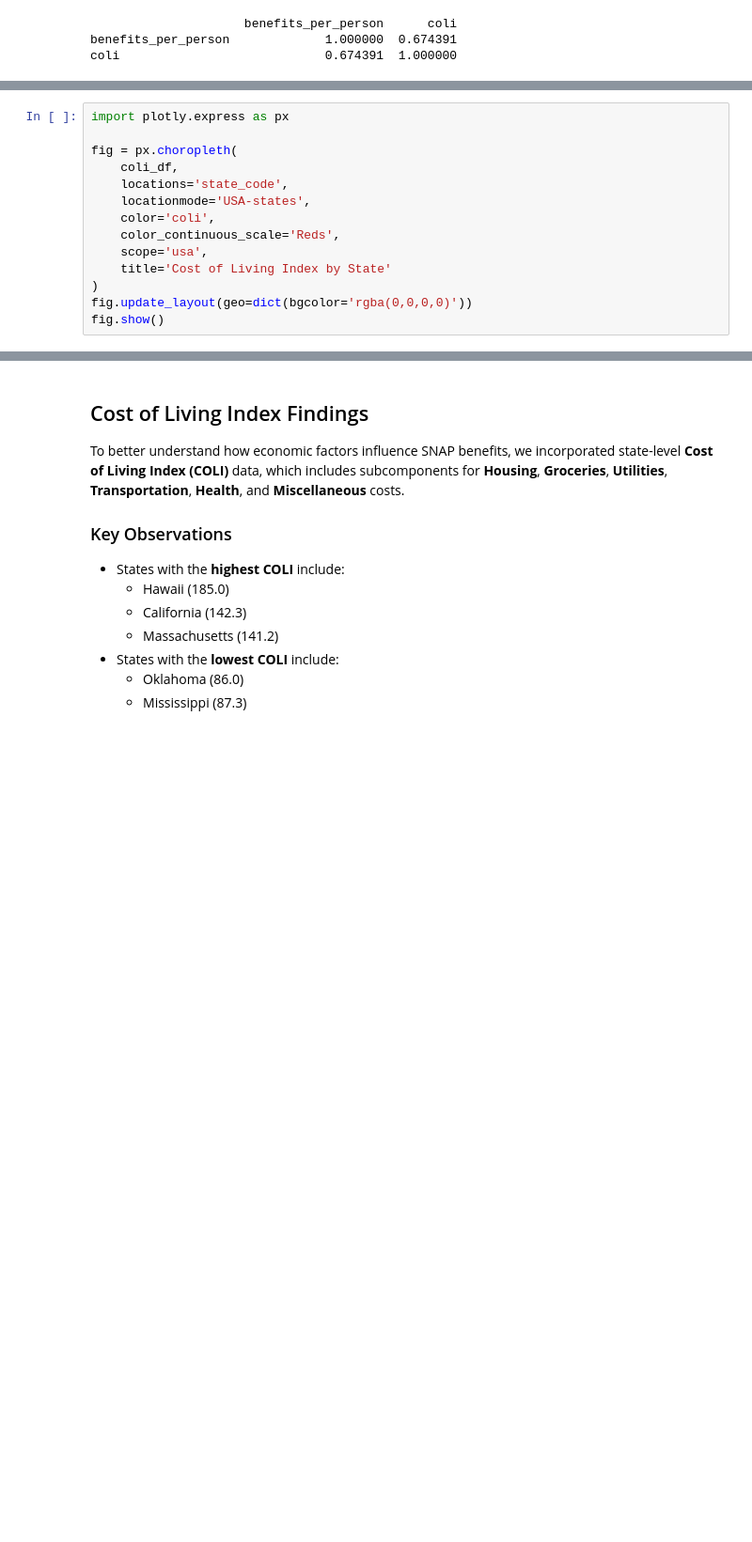
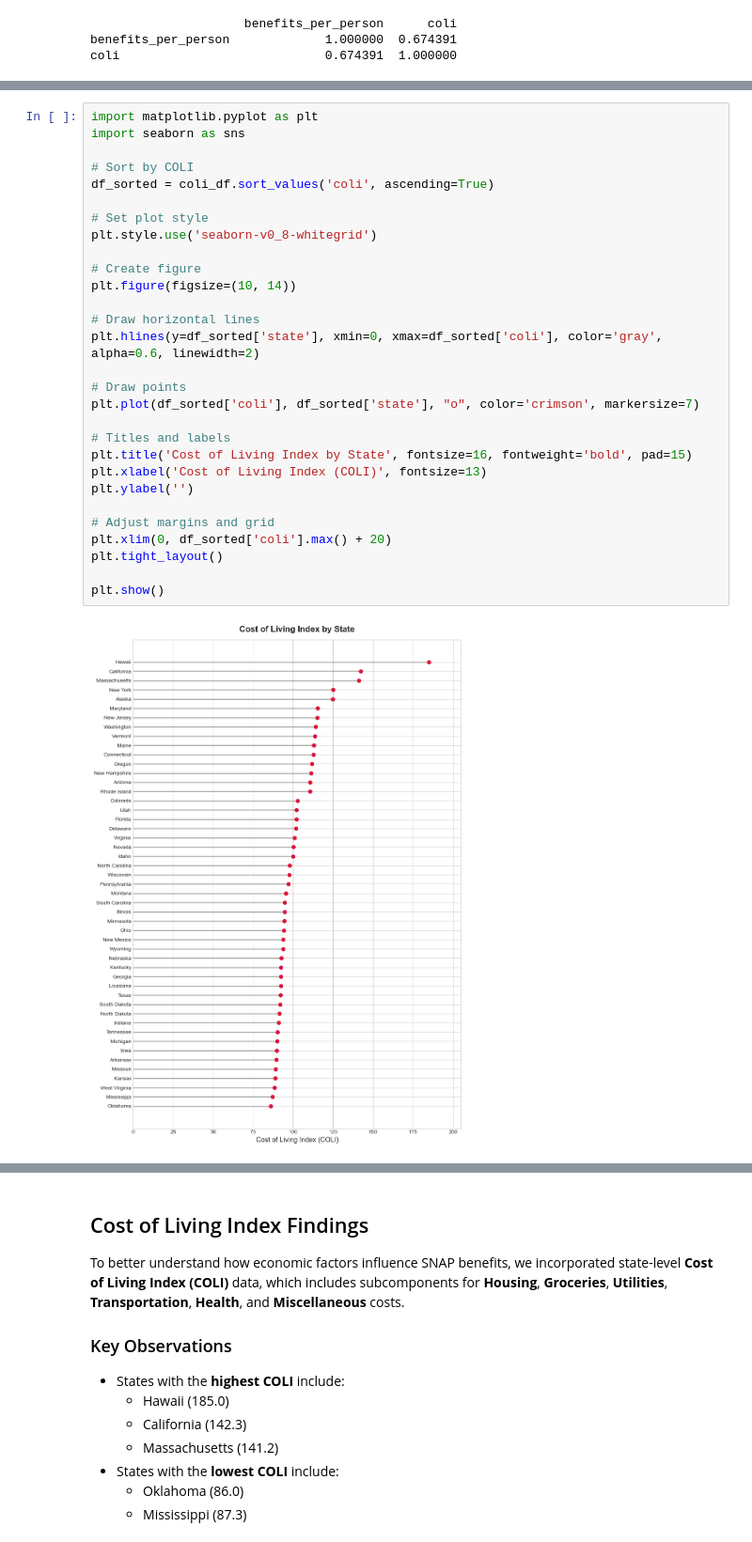
Before and after one commit to arnavjain321-prog/DS_6021_Final_Project, a Jupyter notebook: benefits_per_state_data.ipynb, the cells around one changed output, grey strips where cells are left out. Shown at 94% size. Drawn from its saved outputs; the diff is of its cells as text; blank space fills up the shorter version.

```diff
--- a/benefits_per_state_data.ipynb
+++ b/benefits_per_state_data.ipynb
@@ -647,14 +705,31 @@ print(coli_df.head())
 # %%
-import plotly.express as px
+import matplotlib.pyplot as plt
+import seaborn as sns
 
-fig = px.choropleth(
-    coli_df,
-    locations='state_code',
-    locationmode='USA-states',
-    color='coli',
-    color_continuous_scale='Reds',
-    scope='usa',
-    title='Cost of Living Index by State'
-)
-fig.update_layout(geo=dict(bgcolor='rgba(0,0,0,0)'))
-fig.show()
+# Sort by COLI
+df_sorted = coli_df.sort_values('coli', ascending=True)
+
+# Set plot style
+plt.style.use('seaborn-v0_8-whitegrid')
+
+# Create figure
+plt.figure(figsize=(10, 14))
+
+# Draw horizontal lines
+plt.hlines(y=df_sorted['state'], xmin=0, xmax=df_sorted['coli'], color='gray', alpha=0.6, linewidth=2)
+
+# Draw points
+plt.plot(df_sorted['coli'], df_sorted['state'], "o", color='crimson', markersize=7)
+
+# Titles and labels
+plt.title('Cost of Living Index by State', fontsize=16, fontweight='bold', pad=15)
+plt.xlabel('Cost of Living Index (COLI)', fontsize=13)
+plt.ylabel('')
+
+# Adjust margins and grid
+plt.xlim(0, df_sorted['coli'].max() + 20)
+plt.tight_layout()
+
+plt.show()
+# %% [output]
+[figure, added]
```
Also changed, not shown: parts of 13 cells of this notebook.
